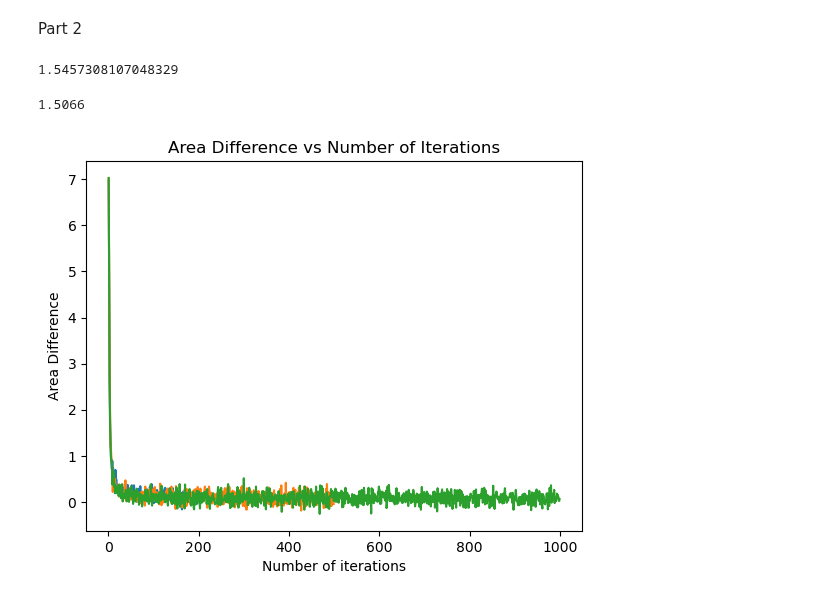
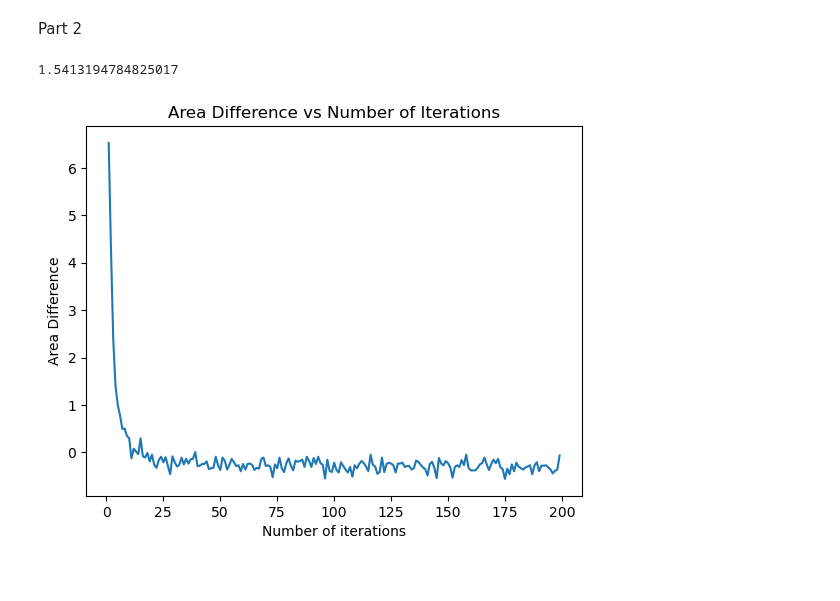
Before and after one commit to matijsv/Stochastic_Simulation_Assignments, a Jupyter notebook: Assignment1/main.ipynb, the cells around one changed output. Cells and saved outputs as stored; diff of their text form; code cells hidden in the pictures.

```diff
--- a/Assignment1/main.ipynb
+++ b/Assignment1/main.ipynb
@@ -90,7 +90,6 @@ plot_mandelbrot(500, 500, 100)
 # %% [markdown]
 Part 2
 # %%
-
 def MCAreaMandelbrot(sample_size, max_iter, lowerBounds, upperBounds, sampling_method):
     """Monte Carlo approximation of area Mandelbrot Set
 
@@ -135,47 +134,27 @@ def MCAreaMandelbrot(sample_size, max_iter, lowerBounds, upperBounds, sampling_m
 
     return (float(mc_count) * area_of_region) / sample_size
 
-print(orthoMCAreaMandelbrot(101**2,100, lowerBounds, upperBounds,sampling_method="orthogonal"))
+print(MCAreaMandelbrot(101**2,100, lowerBounds, upperBounds,sampling_method="orthogonal"))
 # %% [output]
-1.5457308107048329
+1.5413194784825017
-# %%
-# Question 2
-def MCAreaMandelbrot(num_points, max_iter, lowerBounds, upperBounds):
-    mc_count = 0
-    for _ in range(num_points):
-        # generate complex number between lower and upper bounds for x and y
-        complex_random_nr = random.uniform(lowerBounds[0],upperBounds[0]) + 1j * (random.uniform(lowerBounds[1],upperBounds[1]))
-        z, _ = mandelbrot(complex_random_nr, max_iter)
-
-        # check if the complex number is within the mandelbrot set
-        if abs(z) <= 2:
-            mc_count += 1
-
-    # calculate area of the bounded region
-    area_of_region = abs(upperBounds[0] - lowerBounds[0]) * abs(upperBounds[1] - lowerBounds[1])
-    return (float(mc_count) * area_of_region) / num_points
-
-# set up variance analysis here
-print(MCAreaMandelbrot(10000, 100, lowerBounds, upperBounds))
-# %% [output]
-1.5066
 # %%
 # Question 2 investigating s and I relation
 # Conlusion - S reduces variance
 S = 1000
-I = [200,500,1000]
+I = [200]
 
 for i in I:
     J = np.arange(1,i,1)
-    Iarea = MCAreaMandelbrot(S,i,lowerBounds,upperBounds)
+    Iarea = MCAreaMandelbrot(S,i,lowerBounds,upperBounds,sampling_method="random")
     areadiffs = []
+
     for j in J:
-        area = MCAreaMandelbrot(S,j,lowerBounds,upperBounds)
+        area = MCAreaMandelbrot(S,j,lowerBounds,upperBounds,sampling_method="random")
         areadiffs.append(area - Iarea)
     plt.plot(J,areadiffs)
 plt.xlabel('Number of iterations')
 plt.ylabel('Area Difference')
 plt.title('Area Difference vs Number of Iterations')
 plt.show()
 # %% [output]
-[figure, old version]
+[figure, new version]
```
Also changed, not shown: parts of 2 cells of this notebook.
